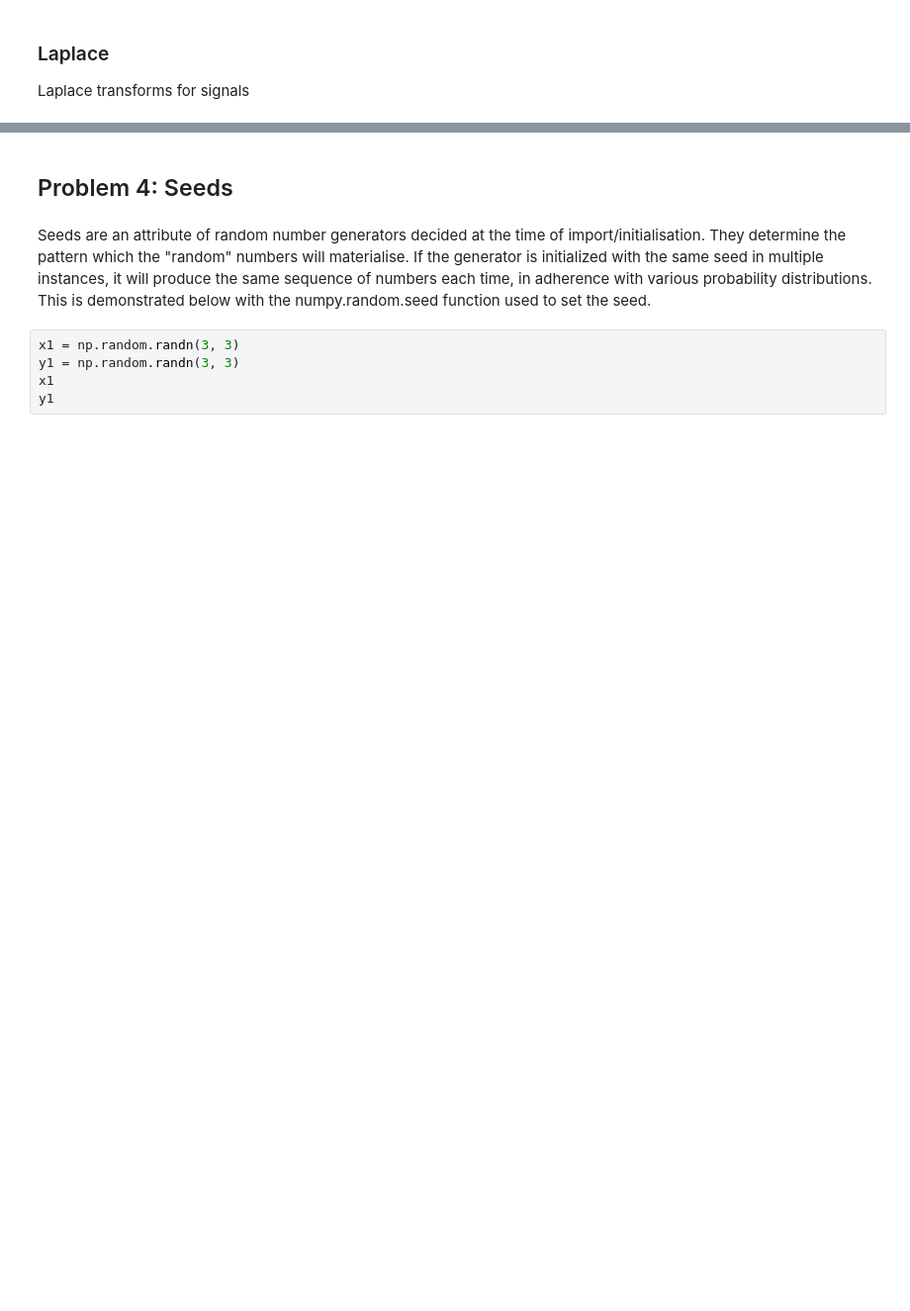
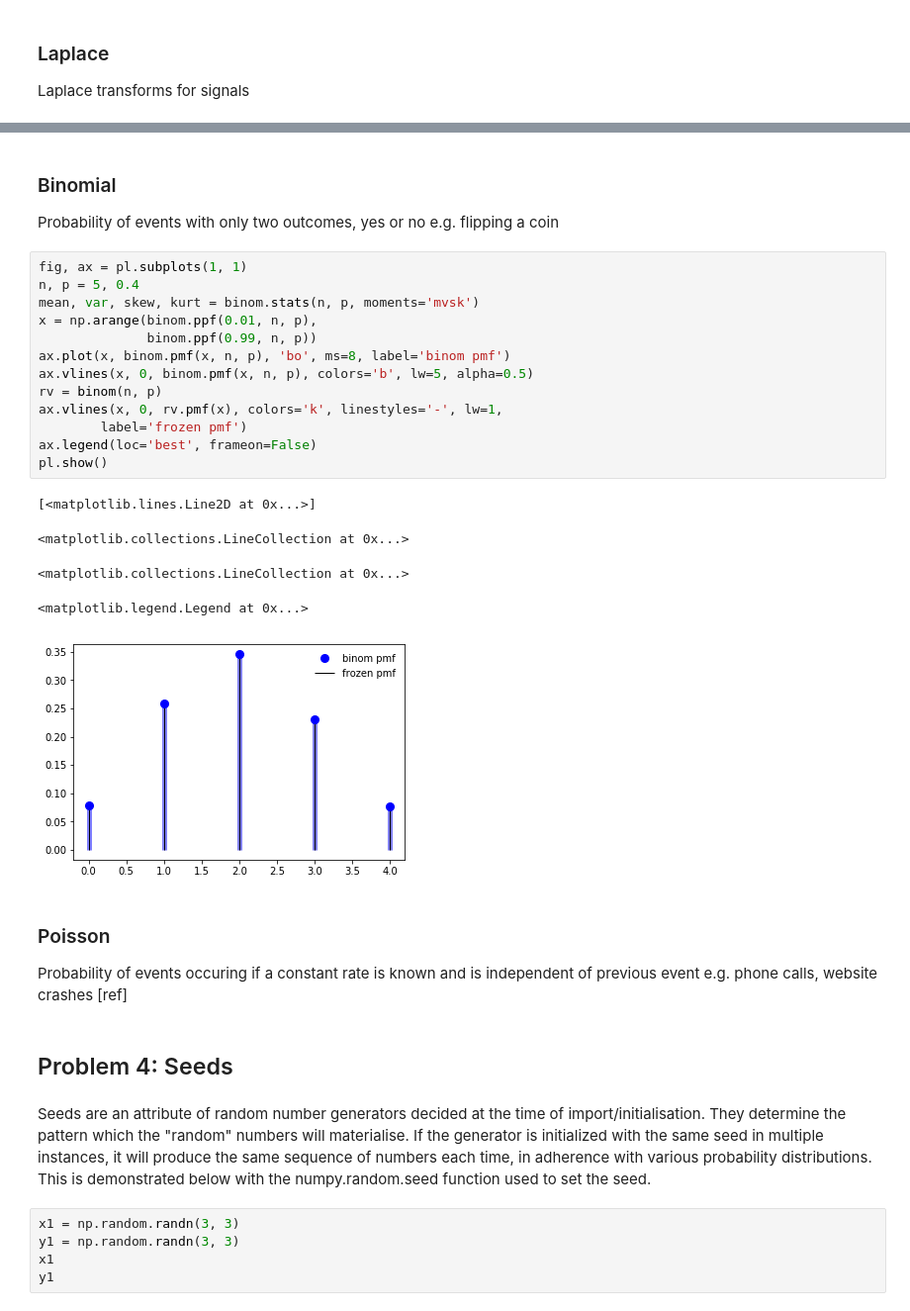
Before and after one commit to Spider-Mannix/NumRandProj, a Jupyter notebook: numpy.random Project.ipynb, the cells around one changed output, grey strips where cells are left out. Shown: that part at 99% size. Saved outputs shown, nothing was run; the diff lists cells and outputs as text; blank space fills up the shorter version.

```diff
--- a/numpy.random Project.ipynb
+++ b/numpy.random Project.ipynb
@@ -99,3 +116,30 @@ pl.plot(x, pdf)
+# %% [markdown]
+### Binomial
+
+Probability of events with only two outcomes, yes or no e.g. flipping a coin
+# %%
+fig, ax = pl.subplots(1, 1)
+n, p = 5, 0.4
+mean, var, skew, kurt = binom.stats(n, p, moments='mvsk')
+x = np.arange(binom.ppf(0.01, n, p),
+              binom.ppf(0.99, n, p))
+ax.plot(x, binom.pmf(x, n, p), 'bo', ms=8, label='binom pmf')
+ax.vlines(x, 0, binom.pmf(x, n, p), colors='b', lw=5, alpha=0.5)
+rv = binom(n, p)
+ax.vlines(x, 0, rv.pmf(x), colors='k', linestyles='-', lw=1,
+        label='frozen pmf')
+ax.legend(loc='best', frameon=False)
+pl.show()
+# %% [output]
+[<matplotlib.lines.Line2D at 0x...>]
+<matplotlib.collections.LineCollection at 0x...>
+<matplotlib.collections.LineCollection at 0x...>
+<matplotlib.legend.Legend at 0x...>
+[figure, added]
+# %% [markdown]
+### Poisson
+
+Probability of events occuring if a constant rate is known and is independent of previous event e.g. phone calls, website crashes [ref]
 # %% [markdown]
 ## Problem 4: Seeds
 # %% [markdown]
```
Also changed, not shown: parts of 15 cells of this notebook.
